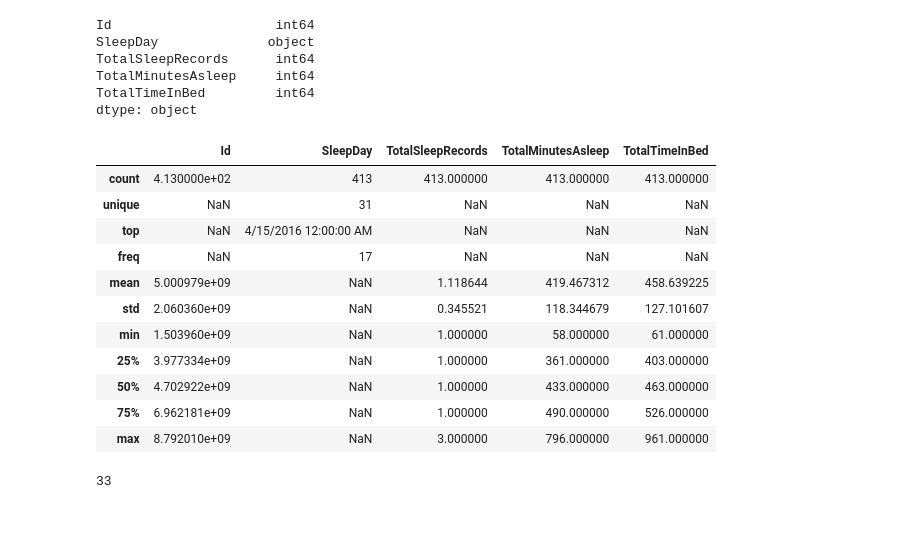
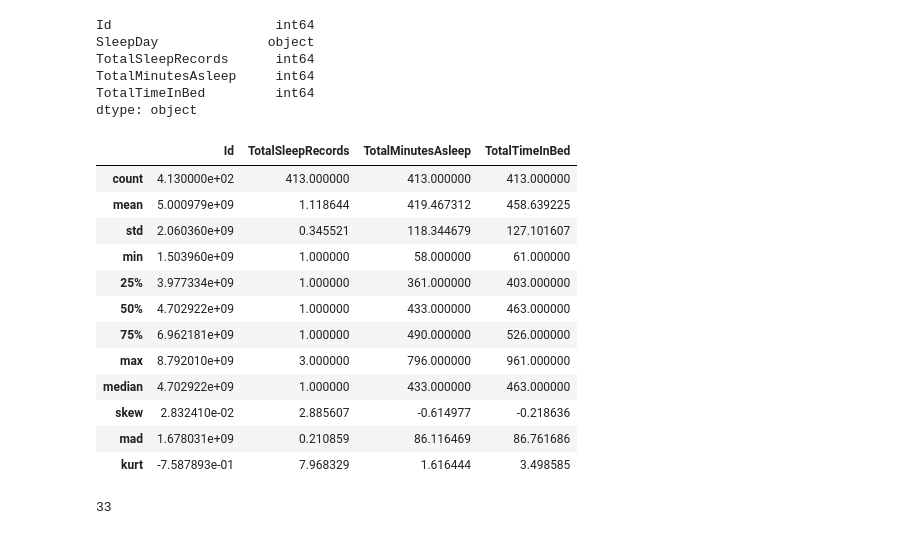
Before and after one commit to 941007/Projetos, a Jupyter notebook: bellabeat_case_study-traduzido.ipynb, the cells around one changed output. Cells and saved outputs as stored; diff of their text form; code cells hidden in the pictures.

```diff
--- a/bellabeat_case_study-traduzido.ipynb
+++ b/bellabeat_case_study-traduzido.ipynb
@@ -96,8 +94,8 @@ import matplotlib.pyplot as plt
 %matplotlib inline
 from datetime import datetime
 # %%
-activity = pd.read_csv('Portfolio/case_study_bellabeat/Fittbase_data/daily_activity.csv')
-sleep = pd.read_csv('Portfolio/case_study_bellabeat/Fittbase_data/daily_sleep.csv')
+activity = pd.read_csv('daily_activity.csv')
+sleep = pd.read_csv('daily_sleep.csv')
 # %% [markdown]
 ### 1.1 Exploração de Dados
 # %% [markdown]
@@ -124,5 +122,9 @@ activity.head()
 | 4 | 1503960366 | 4/16/2016 | 12669 | 8.16 | 8.16 | 0.0 | ... |
 # %%
 #Estatística dos dados
-activity.describe(include = 'all')
+#Alterando o describe para mostrar outras estatisticas relevantes
+def describe(df, stats):
+    d = df.describe()
+    return pd.concat([d,(df.reindex(d.columns, axis = 1).agg(stats))])
+describe(activity, ['median', 'skew', 'mad', 'kurt'])
 # %% [output]
@@ -195,20 +198,21 @@ TotalTimeInBed         int64
 dtype: object
 # %%
 #Estatística dos dados
-sleep.describe(include = 'all')
+describe(sleep, ['median', 'skew', 'mad', 'kurt'])
 # %% [output]
-|  | Id | SleepDay | TotalSleepRecords | TotalMinutesAsleep | TotalTimeInBed |
-| count | 4.130000e+02 | 413 | 413.000000 | 413.000000 | 413.000000 |
-| unique | NaN | 31 | NaN | NaN | NaN |
-| top | NaN | 4/15/2016 12:00:00 AM | NaN | NaN | NaN |
-| freq | NaN | 17 | NaN | NaN | NaN |
-| mean | 5.000979e+09 | NaN | 1.118644 | 419.467312 | 458.639225 |
-| std | 2.060360e+09 | NaN | 0.345521 | 118.344679 | 127.101607 |
-| min | 1.503960e+09 | NaN | 1.000000 | 58.000000 | 61.000000 |
-| 25% | 3.977334e+09 | NaN | 1.000000 | 361.000000 | 403.000000 |
-| 50% | 4.702922e+09 | NaN | 1.000000 | 433.000000 | 463.000000 |
-| 75% | 6.962181e+09 | NaN | 1.000000 | 490.000000 | 526.000000 |
-| max | 8.792010e+09 | NaN | 3.000000 | 796.000000 | 961.000000 |
+|  | Id | TotalSleepRecords | TotalMinutesAsleep | TotalTimeInBed |
+| count | 4.130000e+02 | 413.000000 | 413.000000 | 413.000000 |
+| mean | 5.000979e+09 | 1.118644 | 419.467312 | 458.639225 |
+| std | 2.060360e+09 | 0.345521 | 118.344679 | 127.101607 |
+| min | 1.503960e+09 | 1.000000 | 58.000000 | 61.000000 |
+| 25% | 3.977334e+09 | 1.000000 | 361.000000 | 403.000000 |
+| 50% | 4.702922e+09 | 1.000000 | 433.000000 | 463.000000 |
+| 75% | 6.962181e+09 | 1.000000 | 490.000000 | 526.000000 |
+| max | 8.792010e+09 | 3.000000 | 796.000000 | 961.000000 |
+| median | 4.702922e+09 | 1.000000 | 433.000000 | 463.000000 |
+| skew | 2.832410e-02 | 2.885607 | -0.614977 | -0.218636 |
+| mad | 1.678031e+09 | 0.210859 | 86.116469 | 86.761686 |
+| kurt | -7.587893e-01 | 7.968329 | 1.616444 | 3.498585 |
 # %%
 #Participantes únicos
 activity['Id'].nunique()
```
Also changed, not shown: parts of 22 cells of this notebook.
